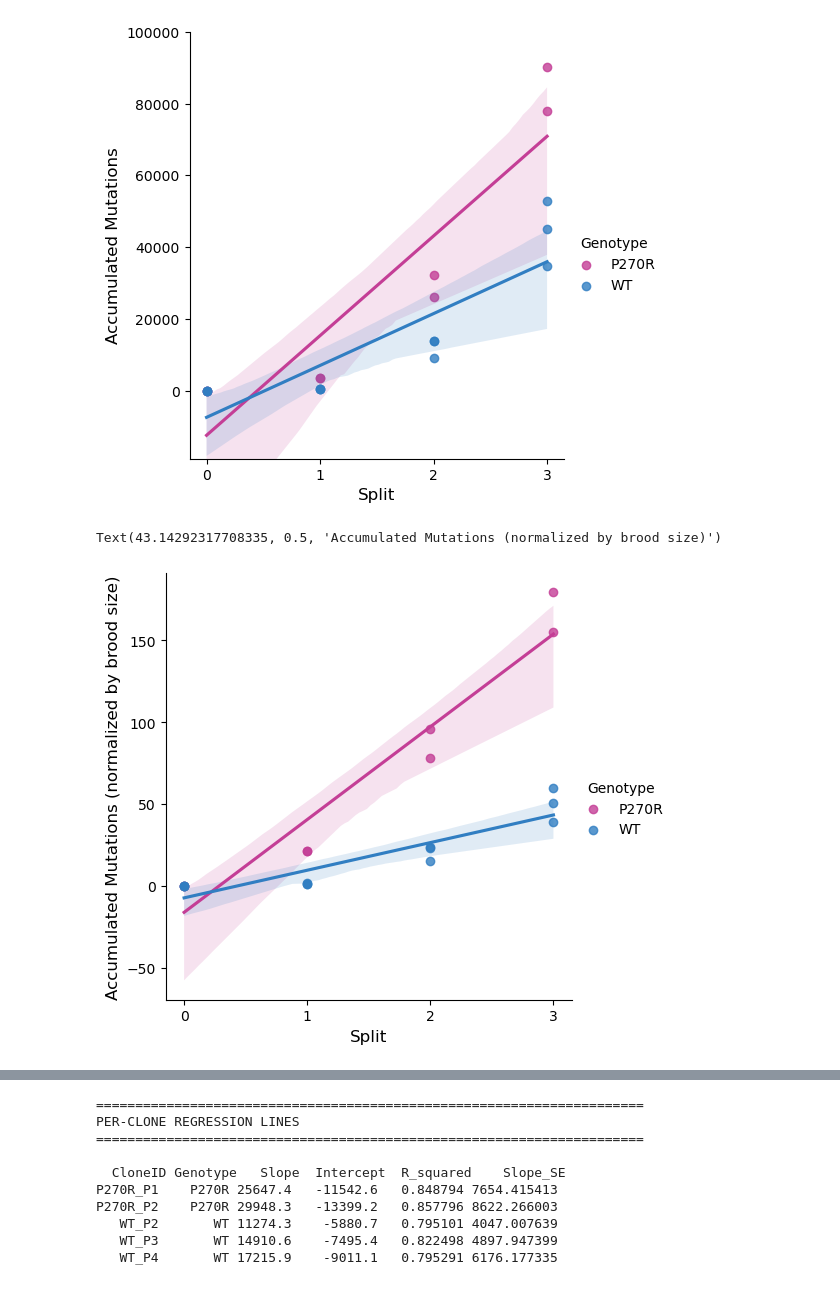
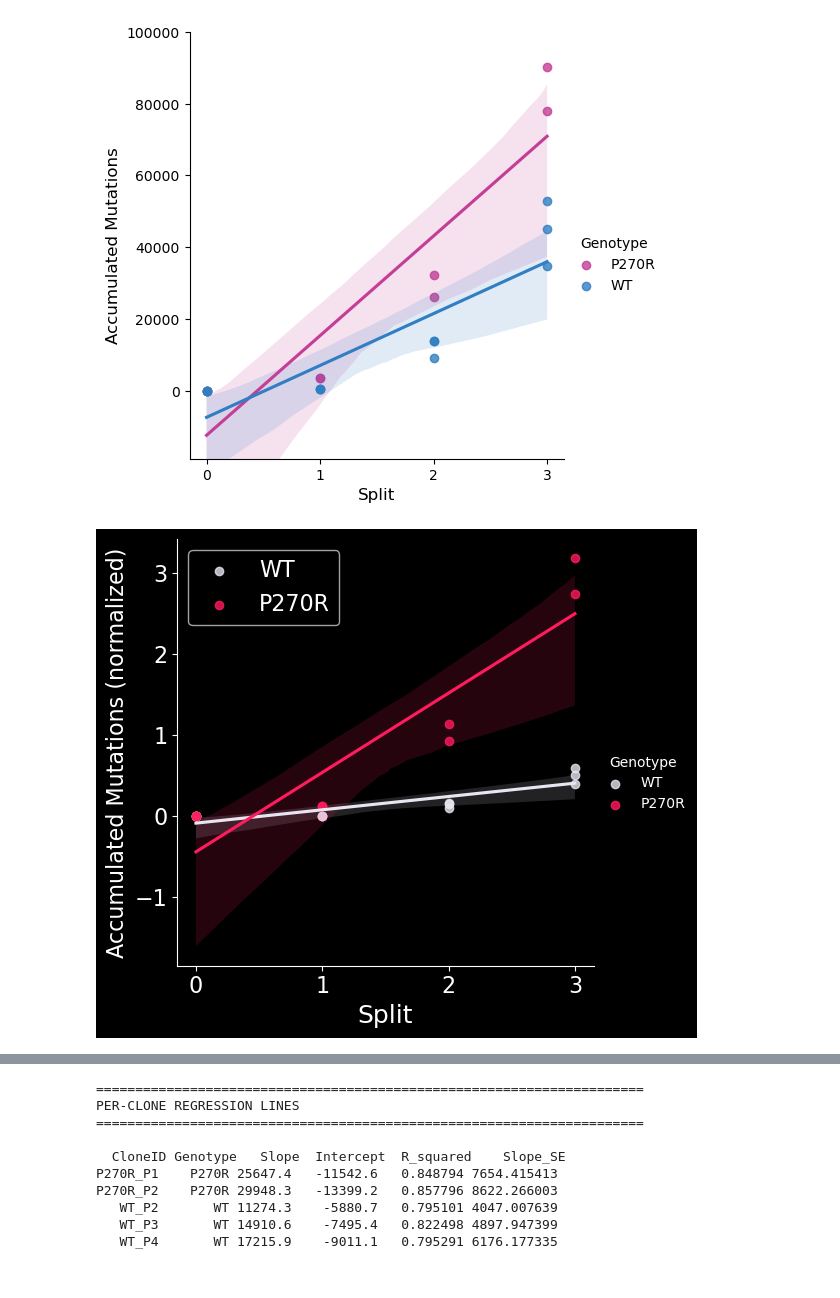
Before and after one commit to SrivatsanLab/SPC_genome, a Jupyter notebook: notebooks/worm_mut_accumulation.ipynb, the cells around one changed output, grey strips where cells are left out. Saved outputs shown, nothing was run; the diff lists cells and outputs as text; code cells hidden in the pictures.

```diff
--- a/notebooks/worm_mut_accumulation.ipynb
+++ b/notebooks/worm_mut_accumulation.ipynb
@@ -11,6 +11,9 @@ from scipy import stats
 import statsmodels.formula.api as smf
 
 import cellspec as spc
+# %%
+# sns.set_style("whitegrid", {"axes.facecolor": (0, 0, 0, 0)})
+plt.style.use("dark_background")
 # %%
 # adata = spc.pp.load_vcf('../data/worm_mut_accumulation/worm_N2_N3_Pole1_ncbi_joint_raw_merged.vcf.gz')
 # adata
@@ -234,5 +239,5 @@ brood_p270r = (162 + 102 + 240) / 3   # 168.0
 # %%
 time_series['Brood'] = time_series['Genotype'].map({'WT': brood_wt, 'P270R': brood_p270r})
-time_series['Cumulative_Brood'] = time_series['Brood'] * time_series['Split']
-time_series['Accumulated_Mutations_normalized'] = time_series['Accumulated_Mutations'] / time_series['Cumulative_Brood']
-time_series = time_series.fillna(0)
+# time_series['Cumulative_Brood'] = time_series['Brood'] * time_series['Split']
+# time_series['Accumulated_Mutations_normalized'] = time_series['Accumulated_Mutations'] / time_series['Cumulative_Brood']
+# time_series = time_series.fillna(0)
@@ -258,0 +244,10 @@ time_series
+# %%
+G_total = 3
+def weighted_divisor(brood, gen, G_total):
+    """Sum of B^(G-i) for i in 1..gen"""
+    return sum(brood**(G_total - i) for i in range(1, gen + 1))
+
+time_series['Weighted_divisor'] = time_series.apply(lambda r: weighted_divisor(r['Brood'], r['Split'], G_total), axis=1)
+time_series['Norm_weighted'] = time_series['Accumulated_Mutations'] / time_series['Weighted_divisor']
+time_series = time_series.fillna(0)
+time_series
@@ -276,20 +311,29 @@ Text(48.195016927083344, 0.5, 'Accumulated Mutations')
 [figure]
 # %%
 ## Plot
-g = sns.lmplot(time_series, x='Split',y='Accumulated_Mutations_normalized',
-           palette={'WT':'#317EC2','P270R':'#C43E96'},
+g = sns.lmplot(time_series, x='Split',y='Norm_weighted',
+           palette={'WT':'#E8E4F0','P270R':'#FF1B5E'},
            hue='Genotype'
         )
 
 new_ticks = [0,1,2,3]
 new_labels = ['0','1','2','3']
 g.set(xticks=new_ticks, xticklabels=new_labels)
-# plt.ylim(-19000,100000)
-plt.xlabel("Split", fontsize=12)
-plt.ylabel("Accumulated Mutations (normalized by brood size)", fontsize=12)
+
+g.ax.tick_params(labelsize=16)
+
+g.ax.legend(fontsize=16)
+# or to also control the title:
+leg = g.ax.get_legend()
+leg._legend_title_fontsize = 16
+for text in leg.get_texts():
+    text.set_fontsize(16)
+
+plt.xlabel("Split", fontsize=18)
+plt.ylabel("Accumulated Mutations (normalized)", fontsize=16)
+plt.savefig("../results/worm_mut_accumulation/norm_mut_accum.png", transparent=True, bbox_inches='tight')
 # %% [output]
-Text(43.14292317708335, 0.5, 'Accumulated Mutations (normalized by brood size)')
-[figure, old version]
+[figure, new version]
 # %%
 g.savefig('../results/worm_mut_accumulation/mutations_vs_time.png')
 # %%
```
Also changed, not shown: parts of 8 cells of this notebook, 9 other files.
